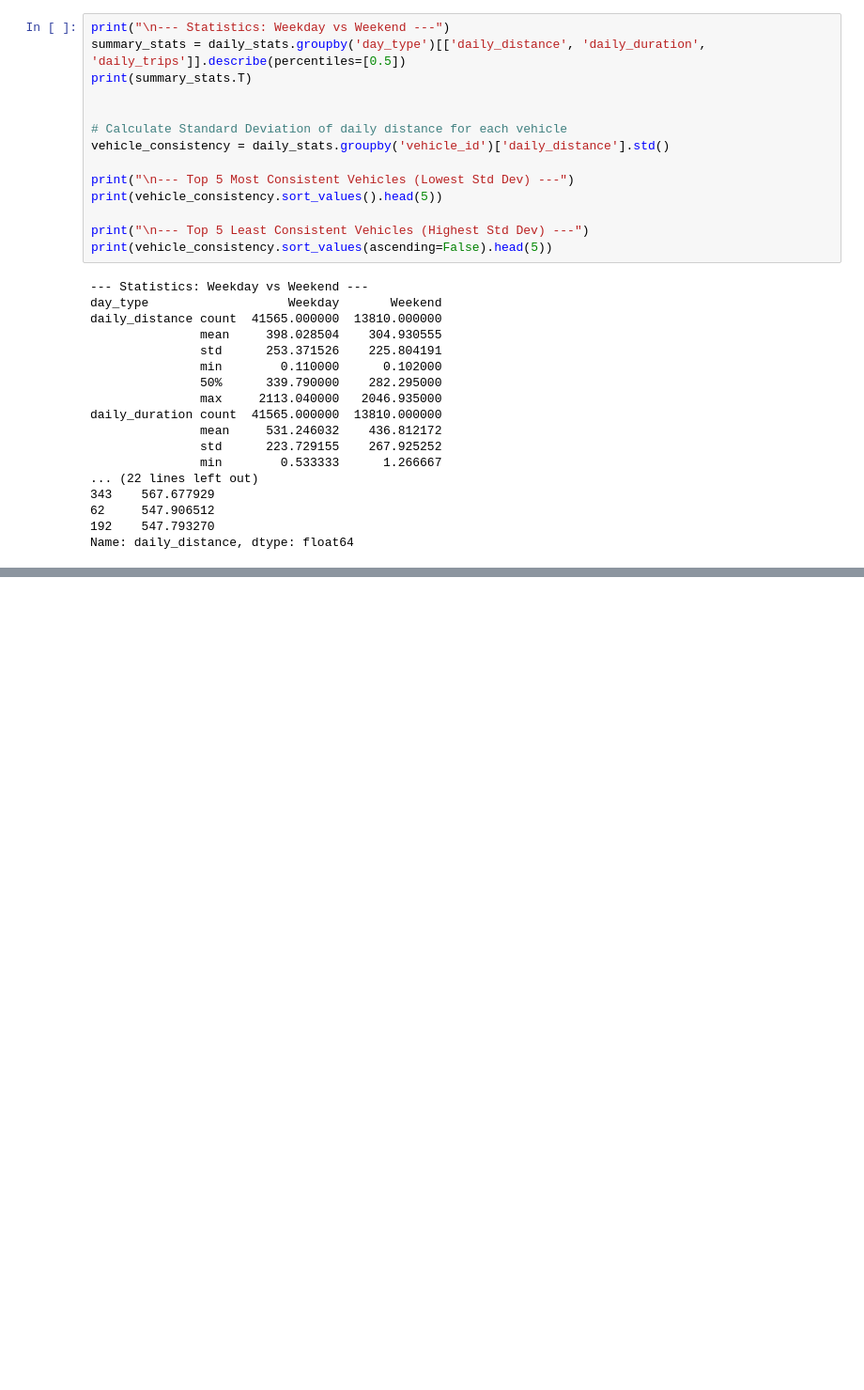
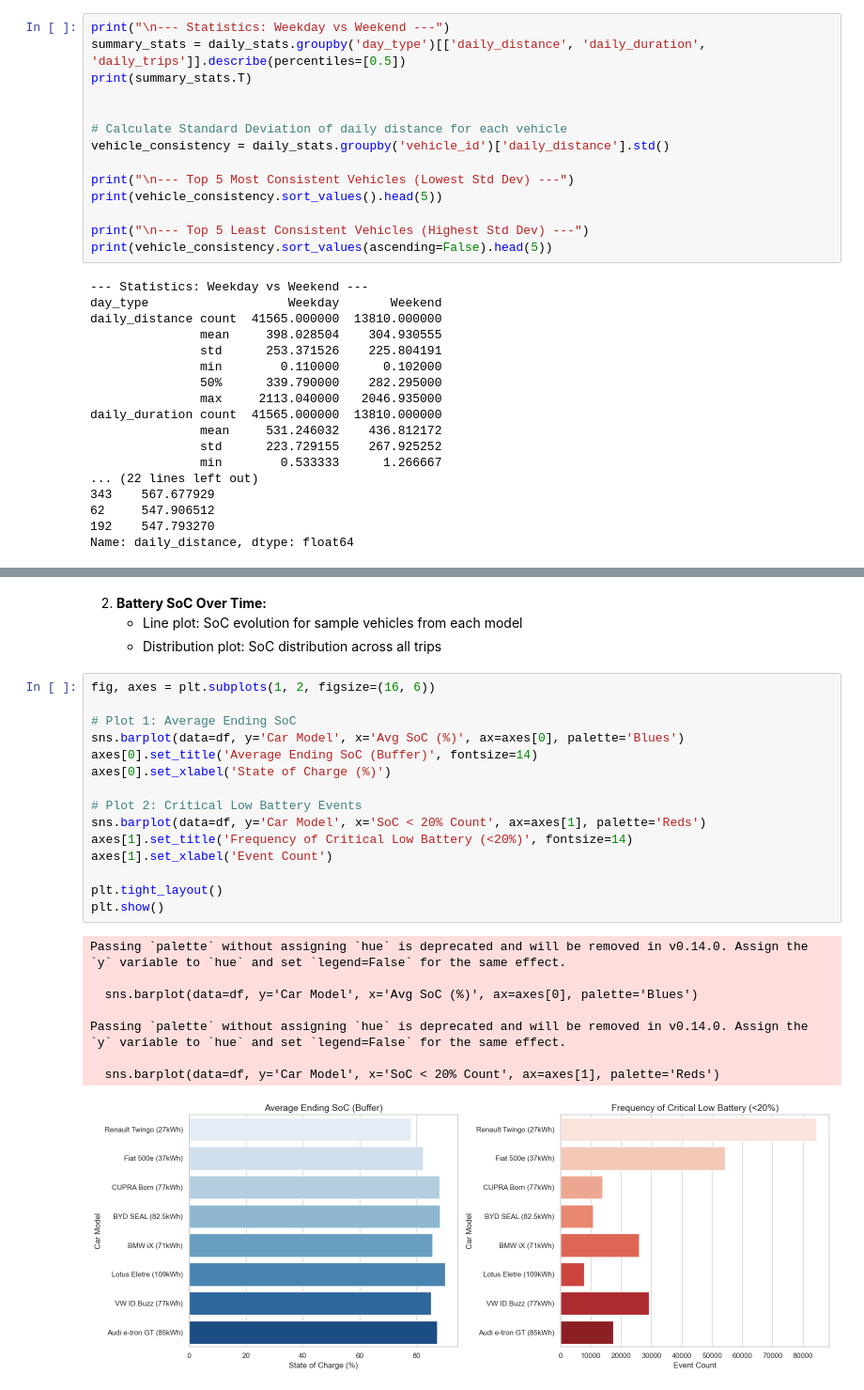
Before and after one commit to thatsnegar/Lab3, a Jupyter notebook: lab3.ipynb, the cells around one changed output, grey strips where cells are left out. Shown at 94% size. Cells and saved outputs as stored; diff of their text form; blank space fills up the shorter version.

```diff
--- a/lab3.ipynb
+++ b/lab3.ipynb
@@ -356,0 +741,28 @@ Name: daily_distance, dtype: float64
+# %% [markdown]
+2. **Battery SoC Over Time:**
+    - Line plot: SoC evolution for sample vehicles from each model
+    - Distribution plot: SoC distribution across all trips
+# %%
+fig, axes = plt.subplots(1, 2, figsize=(16, 6))
+
+# Plot 1: Average Ending SoC
+sns.barplot(data=df, y='Car Model', x='Avg SoC (%)', ax=axes[0], palette='Blues')
+axes[0].set_title('Average Ending SoC (Buffer)', fontsize=14)
+axes[0].set_xlabel('State of Charge (%)')
+
+# Plot 2: Critical Low Battery Events
+sns.barplot(data=df, y='Car Model', x='SoC < 20% Count', ax=axes[1], palette='Reds')
+axes[1].set_title('Frequency of Critical Low Battery (<20%)', fontsize=14)
+axes[1].set_xlabel('Event Count')
+
+plt.tight_layout()
+plt.show()
+# %% [output]
+Passing `palette` without assigning `hue` is deprecated and will be removed in v0.14.0. Assign the `y` variable to `hue` and set `legend=False` for the same effect.
+
+  sns.barplot(data=df, y='Car Model', x='Avg SoC (%)', ax=axes[0], palette='Blues')
+
+Passing `palette` without assigning `hue` is deprecated and will be removed in v0.14.0. Assign the `y` variable to `hue` and set `legend=False` for the same effect.
+
+  sns.barplot(data=df, y='Car Model', x='SoC < 20% Count', ax=axes[1], palette='Reds')
+[figure, added]
```
Also changed, not shown: parts of 31 cells of this notebook.
